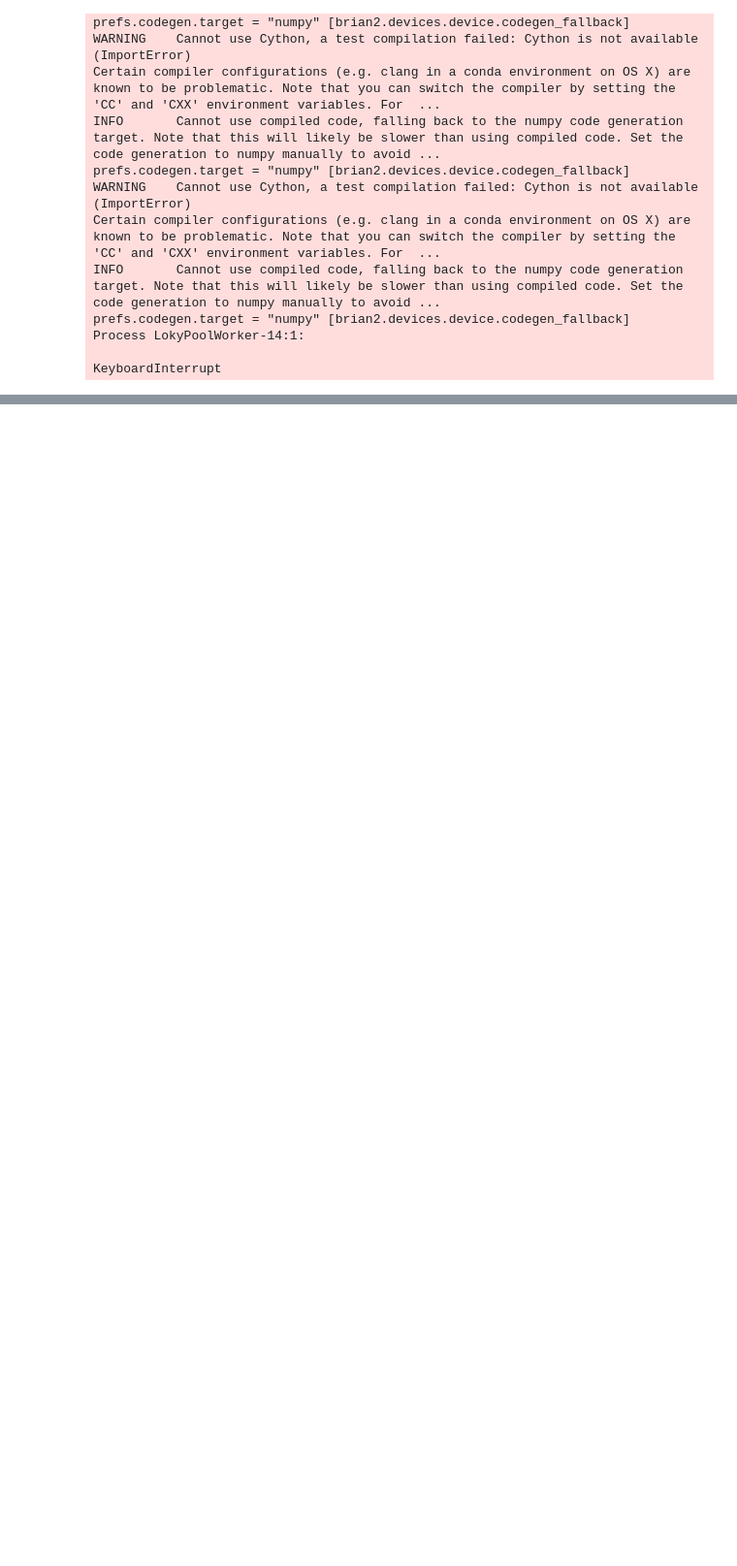
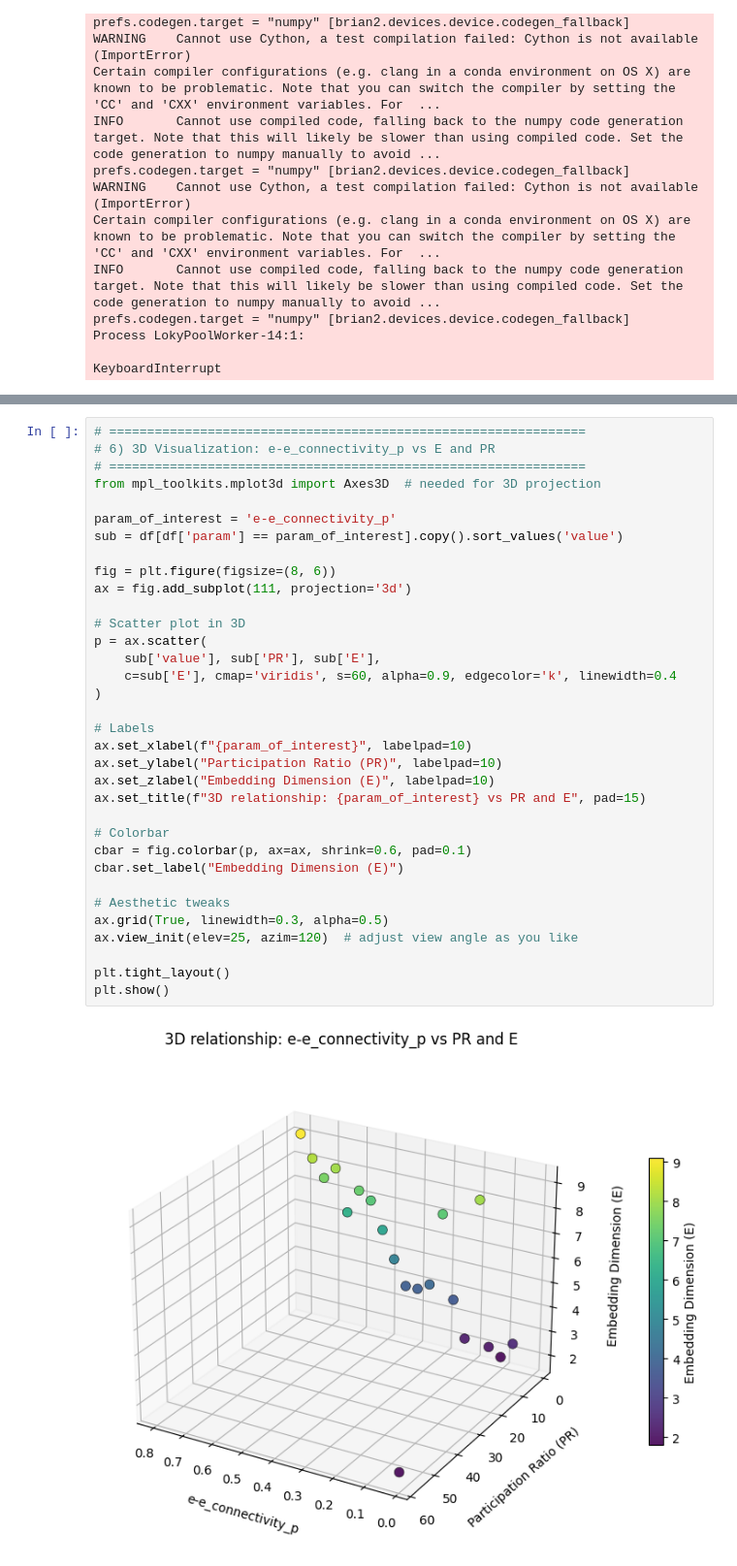
Before and after one commit to dmnburrows/empirical_dynamic_modelling, a Jupyter notebook: models.ipynb, the cells around one changed output, grey strips where cells are left out. Shown at 97% size. Drawn from its saved outputs; the diff is of its cells as text; blank space fills up the shorter version.

```diff
--- a/models.ipynb
+++ b/models.ipynb
@@ -597,0 +814,36 @@ KeyboardInterrupt
+# %%
+# ===============================================================
+# 6) 3D Visualization: e-e_connectivity_p vs E and PR
+# ===============================================================
+from mpl_toolkits.mplot3d import Axes3D  # needed for 3D projection
+
+param_of_interest = 'e-e_connectivity_p'
+sub = df[df['param'] == param_of_interest].copy().sort_values('value')
+
+fig = plt.figure(figsize=(8, 6))
+ax = fig.add_subplot(111, projection='3d')
+
+# Scatter plot in 3D
+p = ax.scatter(
+    sub['value'], sub['PR'], sub['E'],
+    c=sub['E'], cmap='viridis', s=60, alpha=0.9, edgecolor='k', linewidth=0.4
+)
+
+# Labels
+ax.set_xlabel(f"{param_of_interest}", labelpad=10)
+ax.set_ylabel("Participation Ratio (PR)", labelpad=10)
+ax.set_zlabel("Embedding Dimension (E)", labelpad=10)
+ax.set_title(f"3D relationship: {param_of_interest} vs PR and E", pad=15)
+
+# Colorbar
+cbar = fig.colorbar(p, ax=ax, shrink=0.6, pad=0.1)
+cbar.set_label("Embedding Dimension (E)")
+
+# Aesthetic tweaks
+ax.grid(True, linewidth=0.3, alpha=0.5)
+ax.view_init(elev=25, azim=120)  # adjust view angle as you like
+
+plt.tight_layout()
+plt.show()
+# %% [output]
+[figure, added]
```
Also changed, not shown: parts of 12 cells of this notebook, 1 other file.
